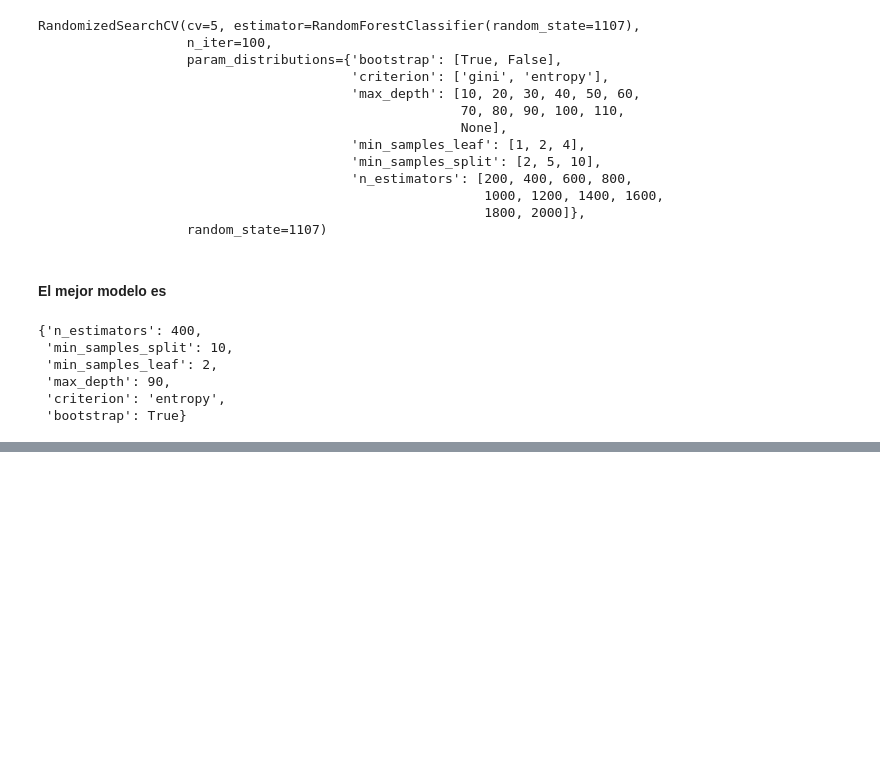
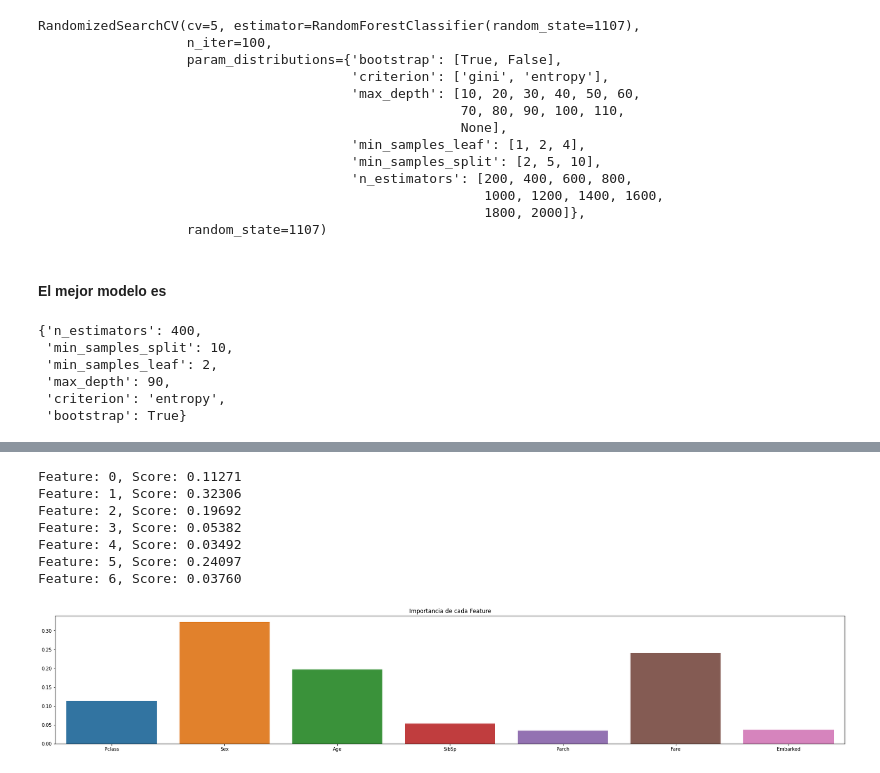
Before and after one commit to Eduardo-Coyto/Random-Forest-Clase, a Jupyter notebook: src/explore.ipynb, the cells around one changed output, grey strips where cells are left out. Saved outputs shown, nothing was run; the diff lists cells and outputs as text; code cells hidden in the pictures; blank space fills up the shorter version.

```diff
--- a/src/explore.ipynb
+++ b/src/explore.ipynb
@@ -213,8 +214,4 @@ classifer_grid_random.best_params_
  'criterion': 'entropy',
  'bootstrap': True}
 # %%
-classifer_with_grid = RandomForestClassifier('n_estimators'= 400,'min_samples_split'= 10,
- 'min_samples_leaf'= 2,
- 'max_depth'= 90,
- 'criterion'= 'entropy',
- 'bootstrap'= True)
+classifer_with_grid = RandomForestClassifier(n_estimators= 400, min_samples_split= 10, min_samples_leaf = 2, max_depth = 90, criterion= 'entropy', bootstrap= True)
@@ -222,0 +218,2 @@ SyntaxError: expression cannot contain assignment, perhaps you meant "=="? (2957
+# %%
+classifer_with_grid.fit(X_train, y_train)
@@ -222,0 +249,22 @@ SyntaxError: expression cannot contain assignment, perhaps you meant "=="? (2957
+# %%
+importance = classifer_with_grid.feature_importances_
+
+for i,v in enumerate(importance):
+	print('Feature: %0d, Score: %.5f' % (i,v))
+
+# graficamos la importancia de las variables
+
+plt.figure(figsize=(30,5))
+columns = X.columns
+sns.barplot(columns, importance)
+plt.title('Importancia de cada Feature')
+plt.show()
+# %% [output]
+Feature: 0, Score: 0.11271
+Feature: 1, Score: 0.32306
+Feature: 2, Score: 0.19692
+Feature: 3, Score: 0.05382
+Feature: 4, Score: 0.03492
+Feature: 5, Score: 0.24097
+Feature: 6, Score: 0.03760
+[figure, added]
```
Also changed, not shown: parts of 7 cells of this notebook.
